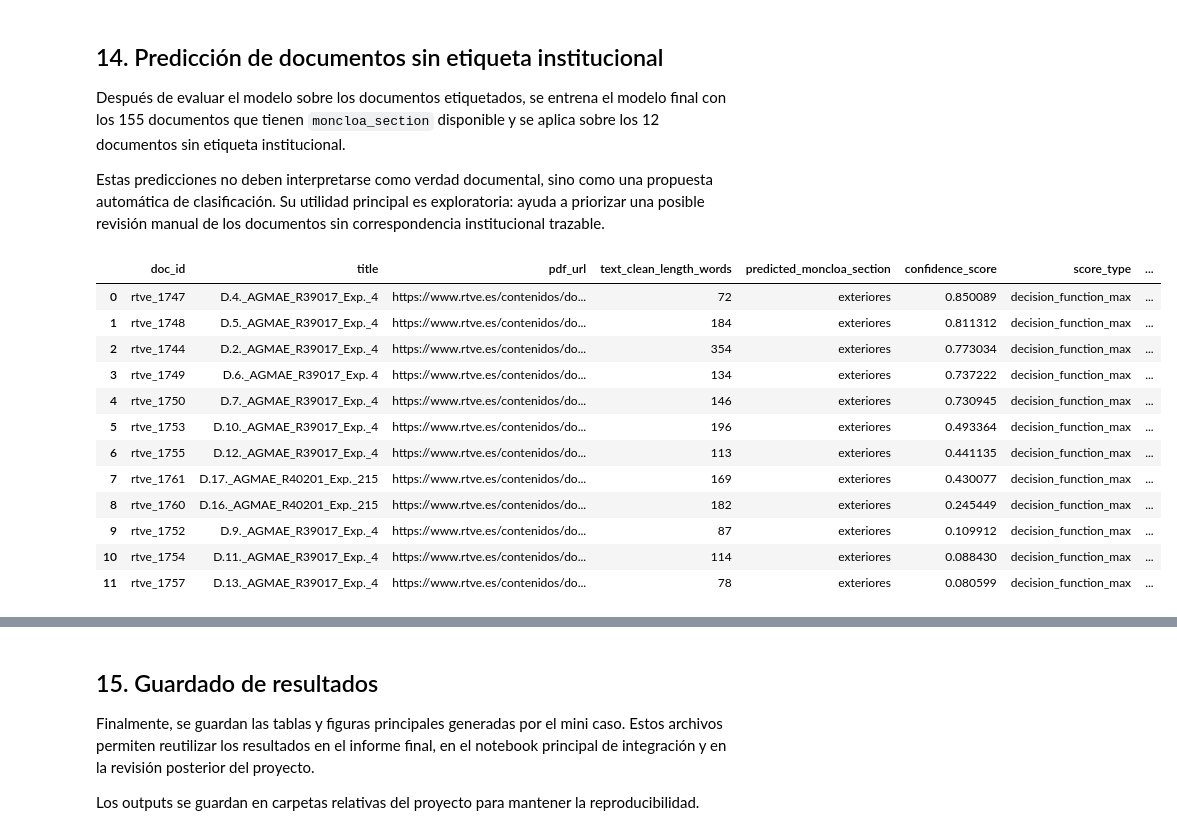
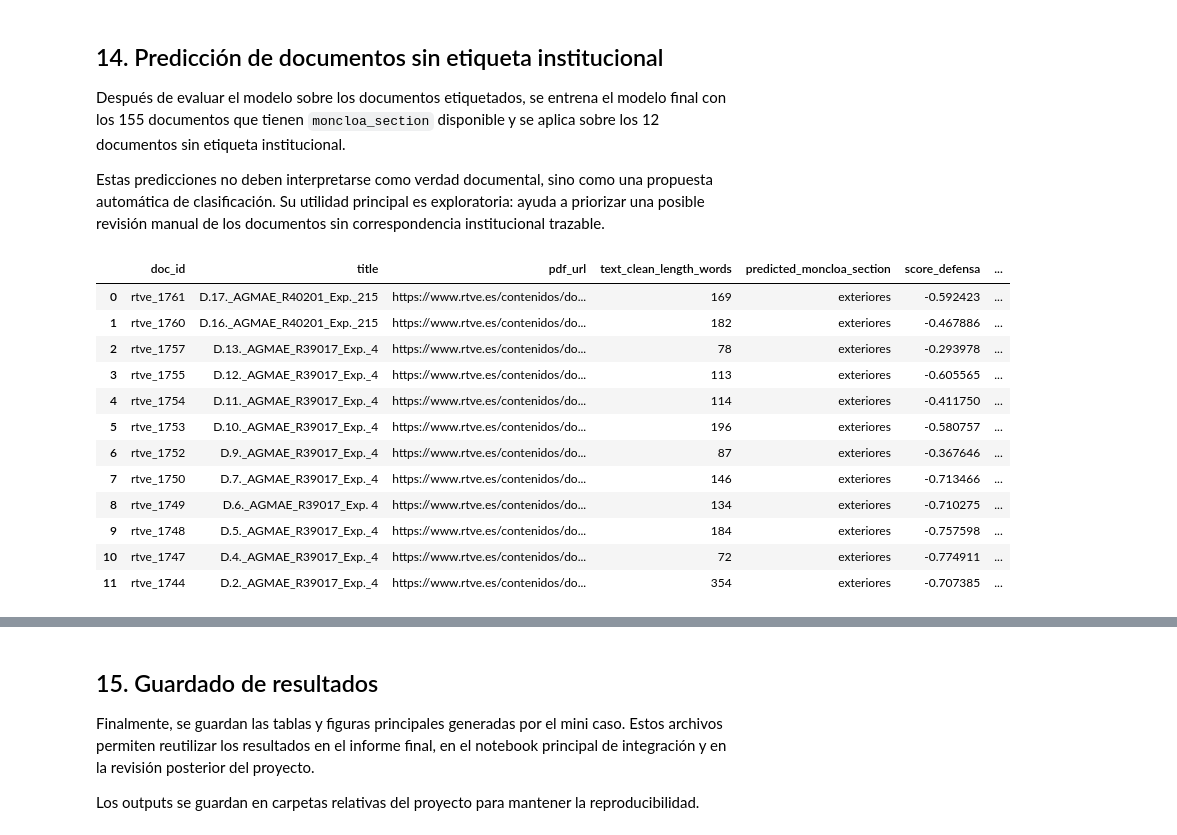
Before and after one commit to dieegordg/Proyecto-Machine-Learning-UNAV---Bayesianos-de-los-Ca-dos, a Jupyter notebook: notebooks/04_caso_uso1_clasificacion_institucional.ipynb, the cells around one changed output, grey strips where cells are left out. Drawn from its saved outputs; the diff is of its cells as text; code cells hidden in the pictures.

```diff
--- a/notebooks/04_caso_uso1_clasificacion_institucional.ipynb
+++ b/notebooks/04_caso_uso1_clasificacion_institucional.ipynb
@@ -814,83 +732,50 @@ Después de evaluar el modelo sobre los documentos etiquetados, se entrena el mo
 
 Estas predicciones no deben interpretarse como verdad documental, sino como una propuesta automática de clasificación. Su utilidad principal es exploratoria: ayuda a priorizar una posible revisión manual de los documentos sin correspondencia institucional trazable.
 # %%
-def get_prediction_scores(fitted_model, X_new):
-    """
-    Obtiene una puntuación de confianza aproximada para las predicciones.
-
-    - Si el modelo tiene predict_proba, usa la probabilidad máxima.
-    - Si el modelo tiene decision_function, usa el margen máximo y la diferencia entre las dos mejores clases.
-    """
-    predictions = fitted_model.predict(X_new)
-
-    result = pd.DataFrame({
-        "predicted_moncloa_section": predictions
-    })
-
-    classifier = fitted_model.named_steps.get("clf") if hasattr(fitted_model, "named_steps") else fitted_model
-
-    if hasattr(fitted_model, "predict_proba"):
-        proba = fitted_model.predict_proba(X_new)
-        classes = fitted_model.classes_
-        result["confidence_score"] = proba.max(axis=1)
-        result["score_type"] = "predict_proba_max"
-
-        for idx, class_label in enumerate(classes):
-            result[f"score_{class_label}"] = proba[:, idx]
-
-    elif hasattr(fitted_model, "decision_function"):
-        decision_scores = fitted_model.decision_function(X_new)
-        classes = classifier.classes_
-
-        if decision_scores.ndim == 1:
-            decision_scores = decision_scores.reshape(-1, 1)
-
-        result["confidence_score"] = decision_scores.max(axis=1)
-        result["score_type"] = "decision_function_max"
-
-        if decision_scores.shape[1] > 1:
-            sorted_scores = np.sort(decision_scores, axis=1)
-            result["margin_top2"] = sorted_scores[:, -1] - sorted_scores[:, -2]
-
-        for idx, class_label in enumerate(classes):
-            result[f"score_{class_label}"] = decision_scores[:, idx]
-
-    else:
-        result["confidence_score"] = np.nan
-        result["score_type"] = "not_available"
-
-    return result
-
 X_unlabeled = df_unlabeled[TEXT_COL].fillna("").copy()
 
-unlabeled_predictions_scores = get_prediction_scores(
-    fitted_model=final_model,
-    X_new=X_unlabeled
+unlabeled_pred = final_model.predict(X_unlabeled)
+decision_scores = final_model.decision_function(X_unlabeled)
+
+score_columns = [
+    f"score_{class_label}"
+    for class_label in final_model.named_steps["clf"].classes_
+]
+
+scores_df = pd.DataFrame(
+    decision_scores,
+    columns=score_columns
 )
 
 unlabeled_predictions = df_unlabeled[
     ["doc_id", "title", "pdf_url", "text_clean_length_words"]
-].reset_index(drop=True).join(unlabeled_predictions_scores)
+].reset_index(drop=True)
+
+unlabeled_predictions["predicted_moncloa_section"] = unlabeled_pred
+
+unlabeled_predictions = pd.concat(
+    [unlabeled_predictions, scores_df],
+    axis=1
+)
 
 unlabeled_predictions = unlabeled_predictions.sort_values(
-    by=["predicted_moncloa_section", "confidence_score"],
-    ascending=[True, False]
+    by="predicted_moncloa_section"
 ).reset_index(drop=True)
 
 unlabeled_predictions
 # %% [output]
-|  | doc_id | title | pdf_url | text_clean_length_words | predicted_moncloa_section | confidence_score | score_type | ... |
-| 0 | rtve_1747 | D.4._AGMAE_R39017_Exp._4 | https://www.rtve.es/contenidos/do... | 72 | exteriores | 0.850089 | decision_function_max | ... |
-| 1 | rtve_1748 | D.5._AGMAE_R39017_Exp._4 | https://www.rtve.es/contenidos/do... | 184 | exteriores | 0.811312 | decision_function_max | ... |
-| 2 | rtve_1744 | D.2._AGMAE_R39017_Exp._4 | https://www.rtve.es/contenidos/do... | 354 | exteriores | 0.773034 | decision_function_max | ... |
-| 3 | rtve_1749 | D.6._AGMAE_R39017_Exp. 4 | https://www.rtve.es/contenidos/do... | 134 | exteriores | 0.737222 | decision_function_max | ... |
-| 4 | rtve_1750 | D.7._AGMAE_R39017_Exp._4 | https://www.rtve.es/contenidos/do... | 146 | exteriores | 0.730945 | decision_function_max | ... |
-| 5 | rtve_1753 | D.10._AGMAE_R39017_Exp._4 | https://www.rtve.es/contenidos/do... | 196 | exteriores | 0.493364 | decision_function_max | ... |
-| 6 | rtve_1755 | D.12._AGMAE_R39017_Exp._4 | https://www.rtve.es/contenidos/do... | 113 | exteriores | 0.441135 | decision_function_max | ... |
-| 7 | rtve_1761 | D.17._AGMAE_R40201_Exp._215 | https://www.rtve.es/contenidos/do... | 169 | exteriores | 0.430077 | decision_function_max | ... |
-| 8 | rtve_1760 | D.16._AGMAE_R40201_Exp._215 | https://www.rtve.es/contenidos/do... | 182 | exteriores | 0.245449 | decision_function_max | ... |
-| 9 | rtve_1752 | D.9._AGMAE_R39017_Exp._4 | https://www.rtve.es/contenidos/do... | 87 | exteriores | 0.109912 | decision_function_max | ... |
-| 10 | rtve_1754 | D.11._AGMAE_R39017_Exp._4 | https://www.rtve.es/contenidos/do... | 114 | exteriores | 0.088430 | decision_function_max | ... |
-| 11 | rtve_1757 | D.13._AGMAE_R39017_Exp._4 | https://www.rtve.es/contenidos/do... | 78 | exteriores | 0.080599 | decision_function_max | ... |
+|  | doc_id | title | pdf_url | text_clean_length_words | predicted_moncloa_section | score_defensa | ... |
+| 0 | rtve_1761 | D.17._AGMAE_R40201_Exp._215 | https://www.rtve.es/contenidos/do... | 169 | exteriores | -0.592423 | ... |
+| 1 | rtve_1760 | D.16._AGMAE_R40201_Exp._215 | https://www.rtve.es/contenidos/do... | 182 | exteriores | -0.467886 | ... |
+| 2 | rtve_1757 | D.13._AGMAE_R39017_Exp._4 | https://www.rtve.es/contenidos/do... | 78 | exteriores | -0.293978 | ... |
+| 3 | rtve_1755 | D.12._AGMAE_R39017_Exp._4 | https://www.rtve.es/contenidos/do... | 113 | exteriores | -0.605565 | ... |
+| 4 | rtve_1754 | D.11._AGMAE_R39017_Exp._4 | https://www.rtve.es/contenidos/do... | 114 | exteriores | -0.411750 | ... |
+| 5 | rtve_1753 | D.10._AGMAE_R39017_Exp._4 | https://www.rtve.es/contenidos/do... | 196 | exteriores | -0.580757 | ... |
+| 6 | rtve_1752 | D.9._AGMAE_R39017_Exp._4 | https://www.rtve.es/contenidos/do... | 87 | exteriores | -0.367646 | ... |
+| 7 | rtve_1750 | D.7._AGMAE_R39017_Exp._4 | https://www.rtve.es/contenidos/do... | 146 | exteriores | -0.713466 | ... |
+| 8 | rtve_1749 | D.6._AGMAE_R39017_Exp. 4 | https://www.rtve.es/contenidos/do... | 134 | exteriores | -0.710275 | ... |
+| 9 | rtve_1748 | D.5._AGMAE_R39017_Exp._4 | https://www.rtve.es/contenidos/do... | 184 | exteriores | -0.757598 | ... |
+| 10 | rtve_1747 | D.4._AGMAE_R39017_Exp._4 | https://www.rtve.es/contenidos/do... | 72 | exteriores | -0.774911 | ... |
+| 11 | rtve_1744 | D.2._AGMAE_R39017_Exp._4 | https://www.rtve.es/contenidos/do... | 354 | exteriores | -0.707385 | ... |
 # %% [markdown]
 **Lectura del output.**
```
Also changed, not shown: parts of 8 cells of this notebook, 9 other files.
